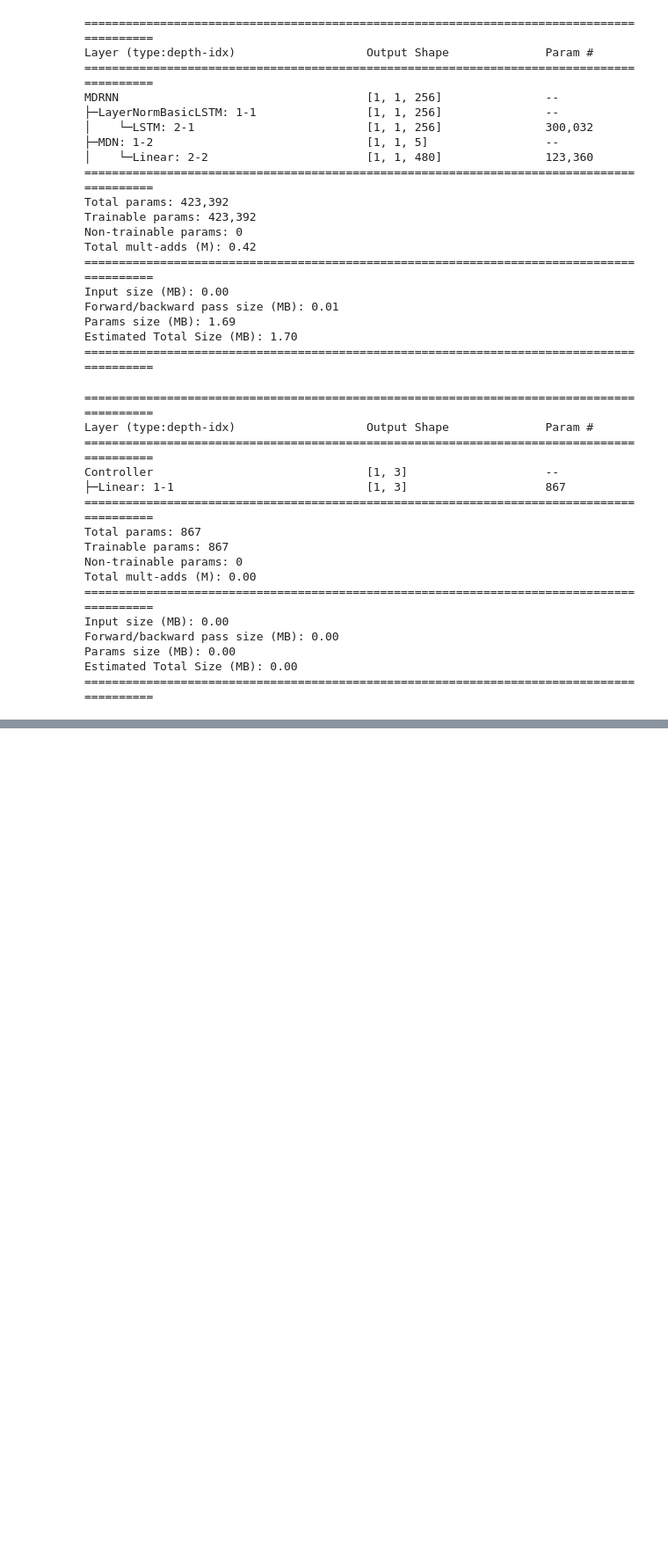
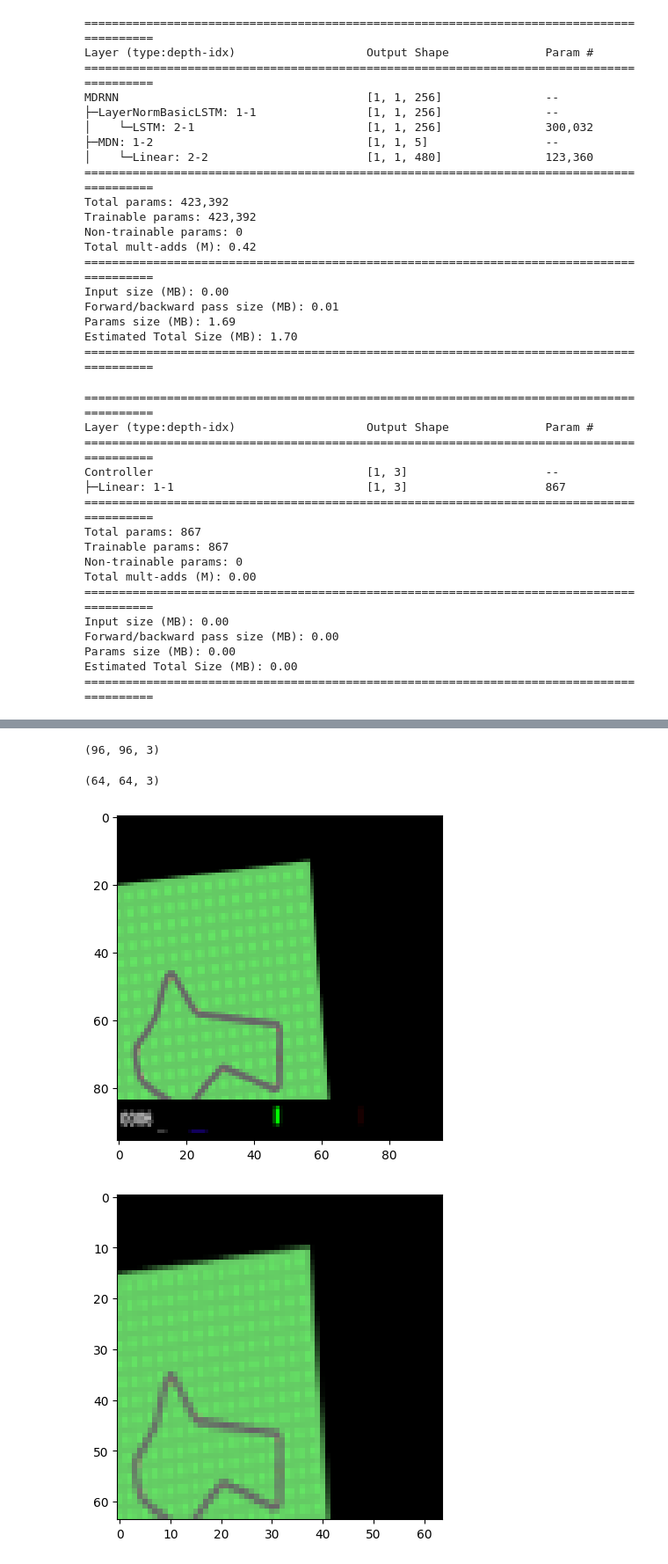
Before and after one commit to Daiki04/world_models, a Jupyter notebook: test.ipynb, the cells around one changed output, grey strips where cells are left out. Shown: that part at 88% size. Saved outputs shown, nothing was run; the diff lists cells and outputs as text; code cells hidden in the pictures; blank space fills up the shorter version.

```diff
--- a/test.ipynb
+++ b/test.ipynb
@@ -423,0 +435,3 @@ Estimated Total Size (MB): 0.00
+# %%
+env = gym.make('CarRacing-v2')
+state, _ = env.reset()
@@ -423,0 +513,19 @@ Estimated Total Size (MB): 0.00
+# %%
+state[0].shape
+# %% [output]
+(96, 96, 3)
+# %%
+reshape_state(state[0]).shape
+# %% [output]
+(64, 64, 3)
+# %%
+import matplotlib.pyplot as plt
+
+plt.imshow(state[0])
+plt.show()
+
+plt.imshow(reshape_state(state[0]))
+plt.show()
+# %% [output]
+[figure, added]
+[figure, added]
```
Also changed, not shown: parts of 9 cells of this notebook, 2 other files.
